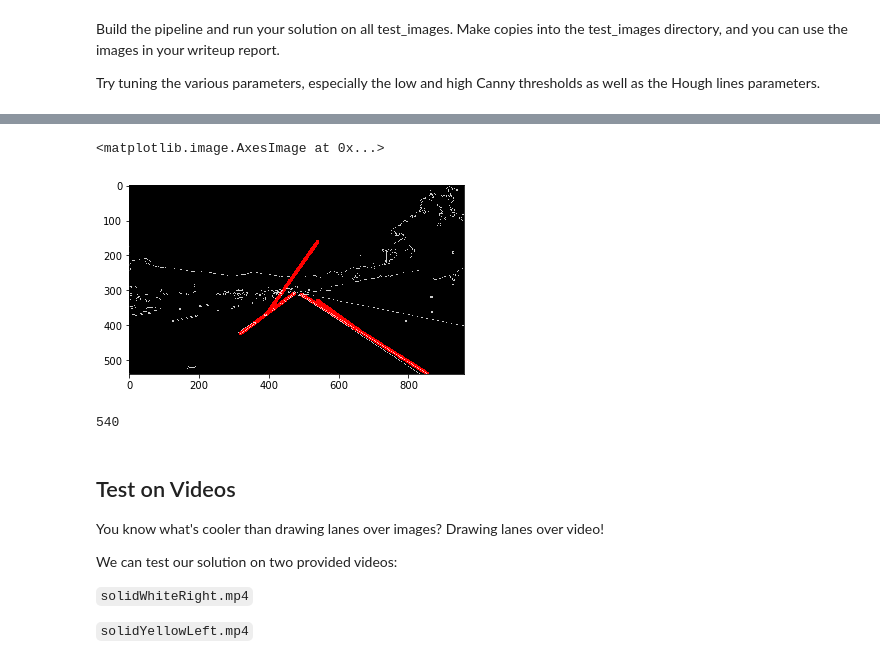
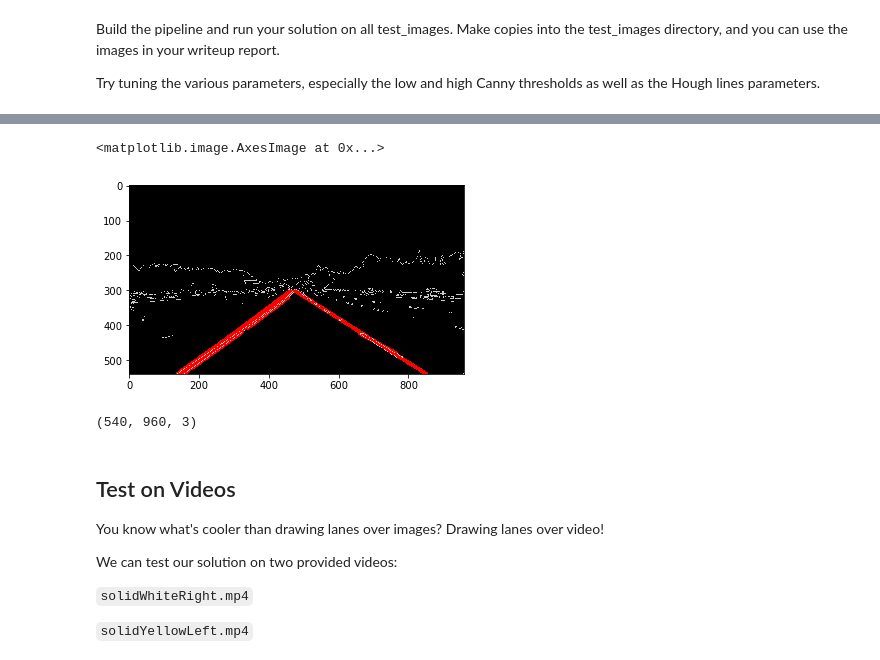
Before and after one commit to manprets/find_lane_lines, a Jupyter notebook: P1.ipynb, the cells around one changed output, grey strips where cells are left out. Saved outputs shown, nothing was run; the diff lists cells and outputs as text; code cells hidden in the pictures.

```diff
--- a/P1.ipynb
+++ b/P1.ipynb
@@ -224,7 +224,7 @@ Try tuning the various parameters, especially the low and high Canny thresholds
 #     6.) Draw extrapolated lines to display
 # %%
 #reading in an image
-image = mpimg.imread('test_images/solidWhiteRight.jpg')
+image = mpimg.imread('test_images/solidYellowLeft.jpg')
 
 #printing out some stats and plotting
 print('This image is:', type(image), 'with dimensions:', image.shape)
@@ -309,7 +322,7 @@ newlines=np.ndarray(shape=(len(slopes.keys()),1,4), dtype=int)
 for idx in range(len(slopes.keys())):
     all_keys=list(slopes.keys())
     slope = all_keys[idx]
-    print(slope, slopes[slope])
+    #print(slope, slopes[slope])
     if len(slopes[slope])==1:
         newlines[idx]=slopes[slope]
     else:
@@ -340,30 +353,34 @@ for idx in range(len(slopes.keys())):
         slopes_dict['pos'].append(slopes[slope])
     else:
         slopes_dict['neg'].append(slopes[slope])
-print(slopes_dict)
-x1,y1,x2,y2=[imshape[0], imshape[1], 0, 0]
+#print(slopes_dict)
+x1,y1,x2,y2=[imshape[1], imshape[0], 0, 0]
 pos_slope=0
+pos_count=0
 for line in slopes_dict['pos']:
     for x1_new,y1_new,x2_new,y2_new in line:
+        pos_count+=1
         pos_slope+=float(y2_new-y1_new)/(x2_new-x1_new)
         x1=min(x1,x1_new)
         y1=min(y1,y1_new)
         x2=max(x2,x2_new)
         y2=max(y2,y2_new)
     twolines[0]=(x1,y1,x2,y2)
-pos_slope/=len(slopes_dict['pos'])
+pos_slope/=pos_count
 
-x1,y1,x2,y2=[imshape[0], 0, 0, imshape[1]]
+x1,y1,x2,y2=[imshape[1], 0, 0, imshape[0]]
 neg_slope=0
+neg_count=0
 for line in slopes_dict['neg']:
     for x1_new,y1_new,x2_new,y2_new in line:
+        neg_count+=1
         neg_slope+=float(y2_new-y1_new)/(x2_new-x1_new)
         x1=min(x1,x1_new)
         y1=max(y1,y1_new)
         x2=max(x2,x2_new)
         y2=min(y2,y2_new)
     twolines[1]=(x1,y1,x2,y2)
-neg_slope/=len(slopes_dict['neg'])
+neg_slope/=neg_count
 
 #extrapolate slopes to get line with max y
 two_midpoints=np.ndarray(shape=(2,1,2), dtype=int)
@@ -372,16 +389,31 @@ for idx in range(2):
     for x1,y1,x2,y2 in line:
         x_mid=int((x1+x2)/2)
         y_mid=int((y1+y2)/2)
-        print(x1,y1,x2,y2,x_mid,y_mid)
+        #print(x1,y1,x2,y2,x_mid,y_mid)
         two_midpoints[idx]=(x_mid,y_mid)
 
-print(two_midpoints)
-interpolatedlines=get_interpolated_lines(twolines, imshape, pos_slope, neg_slope, two_midpoints)
+print(two_midpoints[0],two_midpoints[1])
+interpolatedlines=get_interpolated_lines(twolines, imshape, pos_slope, neg_slope, two_midpoints, imshape[0], imshape[0]*9/16)
 print(imshape)
-print(type(lines),type(lines[0]),lines[0],lines.shape)
-print(type(newlines),type(newlines[0]),newlines[0],newlines.shape)
-print(type(twolines),type(twolines[0]),twolines[0],twolines.shape)
+#print(type(lines),type(lines[0]),lines[0],lines.shape)
+#print(type(newlines),type(newlines[0]),newlines[0],newlines.shape)
+#print(type(twolines),type(twolines[0]),twolines[0],twolines.shape)
 # Iterate over the output "lines" and draw lines on a blank image
+# for line in lines:
+#     for x1,y1,x2,y2 in line:
+#         #print(x1,x2,y1,y2)
+#         print(round(float(y2-y1)/(x2-x1),5),line)
+#         cv2.line(line_image,(x1,y1),(x2,y2),(255,0,0),10)
+for line in slopes_dict['neg']:
+    for x1,y1,x2,y2 in line:
+        #print(x1,x2,y1,y2)
+        print(round(float(y2-y1)/(x2-x1),5),line)
+        cv2.line(line_image,(x1,y1),(x2,y2),(255,0,0),10)
+# for line in newlines:
+#     for x1,y1,x2,y2 in line:
+#         #print(x1,x2,y1,y2)
+#         print(round(float(y2-y1)/(x2-x1),5),line)
+#         cv2.line(line_image,(x1,y1),(x2,y2),(255,0,0),10)
 for line in twolines:
     for x1,y1,x2,y2 in line:
         #print(x1,x2,y1,y2)
@@ -420,9 +454,9 @@ plt.imshow(lines_edges)
 <matplotlib.image.AxesImage at 0x...>
-[figure, old version]
+[figure, new version]
 # %%
-image.shape[0]
+image.shape
 # %% [output]
-540
+(540, 960, 3)
 # %% [markdown]
 ## Test on Videos
 
```
Also changed, not shown: parts of 3 cells of this notebook.
